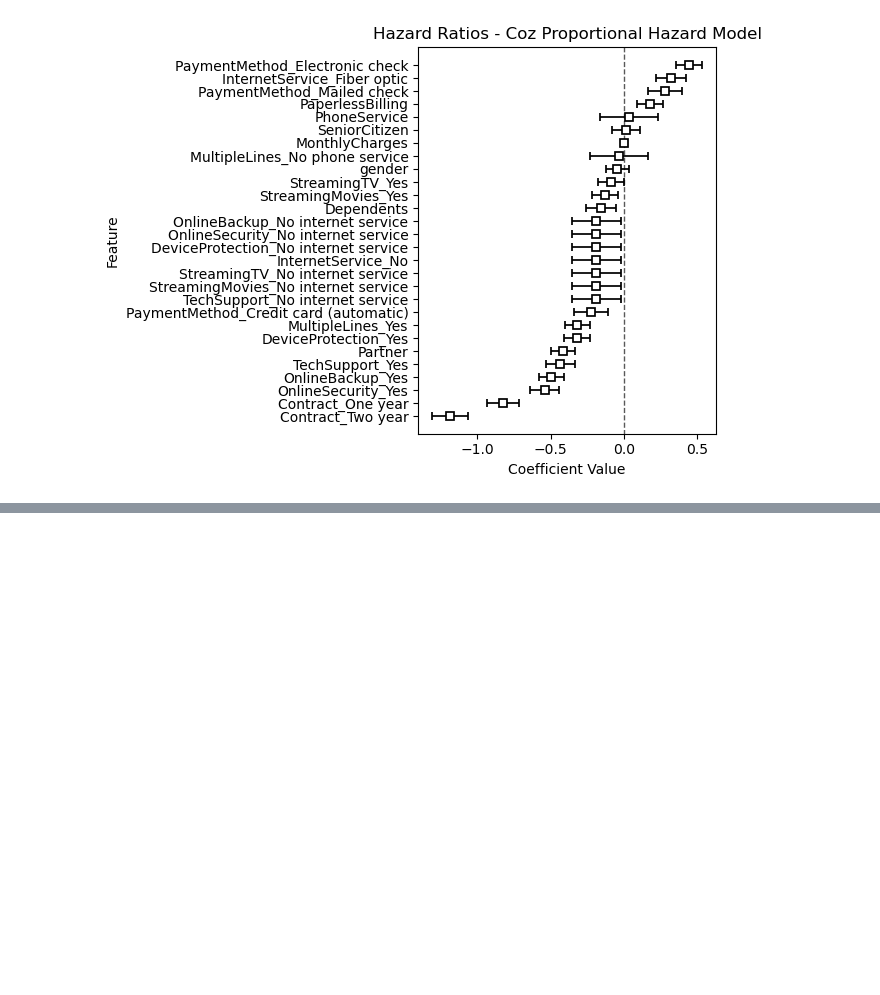
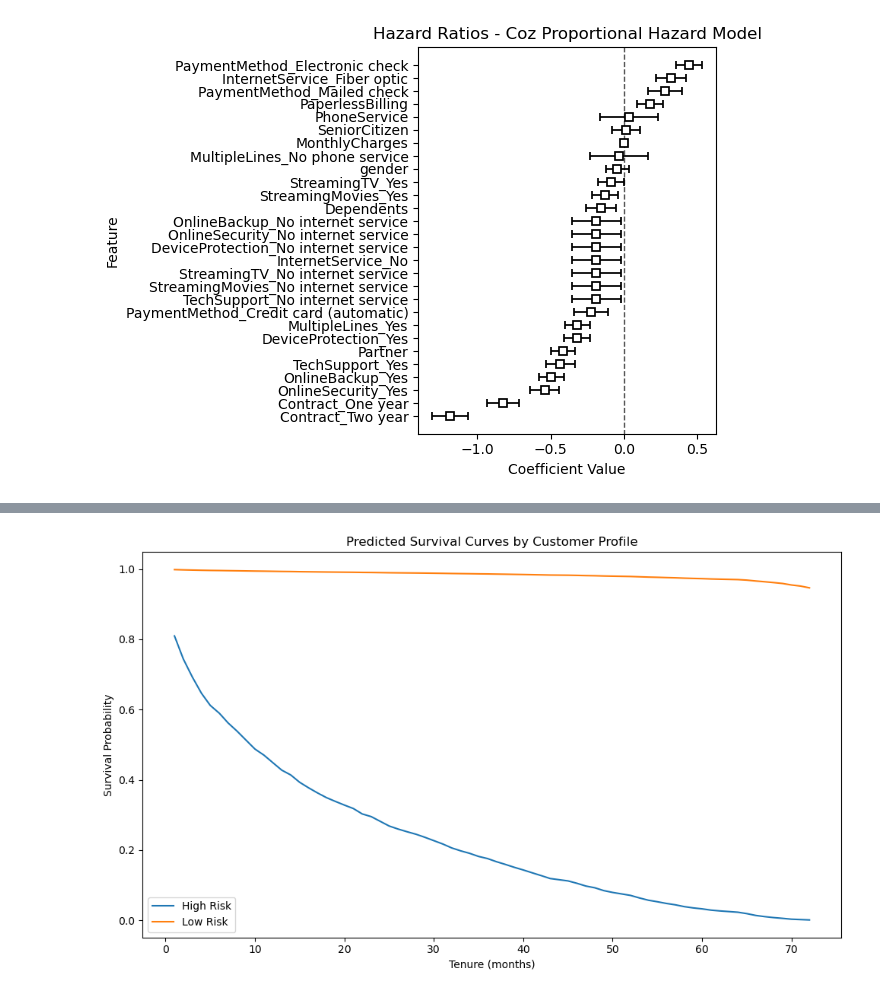
Before and after one commit to DerekHickey6/ml-mini-projects, a Jupyter notebook: customer-survival-analysis/notebooks/survival_analysis.ipynb, the cells around one changed output, grey strips where cells are left out. Drawn from its saved outputs; the diff is of its cells as text; code cells hidden in the pictures; blank space fills up the shorter version.

Commit message:
create customer risk profiles + plot cox prediction curve

```diff
--- a/customer-survival-analysis/notebooks/survival_analysis.ipynb
+++ b/customer-survival-analysis/notebooks/survival_analysis.ipynb
@@ -248,0 +335,14 @@ plt.show()
+# %%
+# Plot predicted survival curves for high and low risk profiles
+plt.figure(figsize=(10, 6))
+cpf.predict_survival_function(high_risk, times=range(1, 73)).plot(ax=plt.gca(), label='High Risk')
+cpf.predict_survival_function(low_risk, times=range(1, 73)).plot(ax=plt.gca(), label='Low Risk')
+plt.title('Predicted Survival Curves by Customer Profile')
+plt.xlabel('Tenure (months)')
+plt.ylabel('Survival Probability')
+plt.legend(['High Risk', 'Low Risk'])
+plt.tight_layout()
+plt.savefig('../visuals/survival_curves_profiles.png')
+plt.show()
+# %% [output]
+[figure, added]
```
Also changed, not shown: parts of 3 cells of this notebook, 1 other file.
